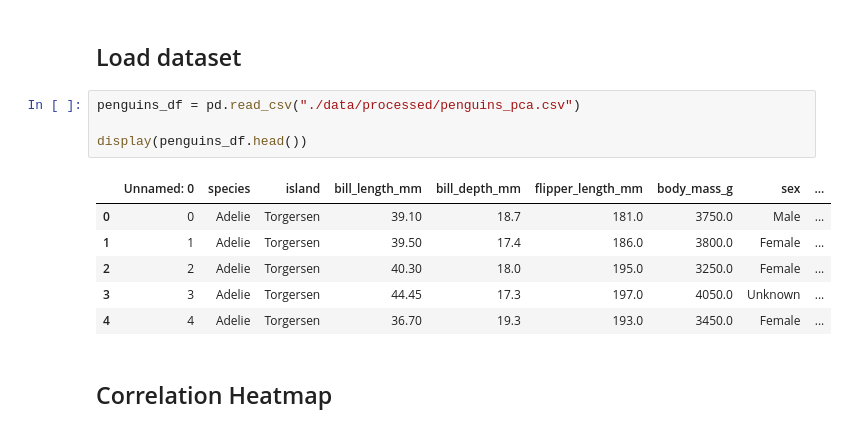
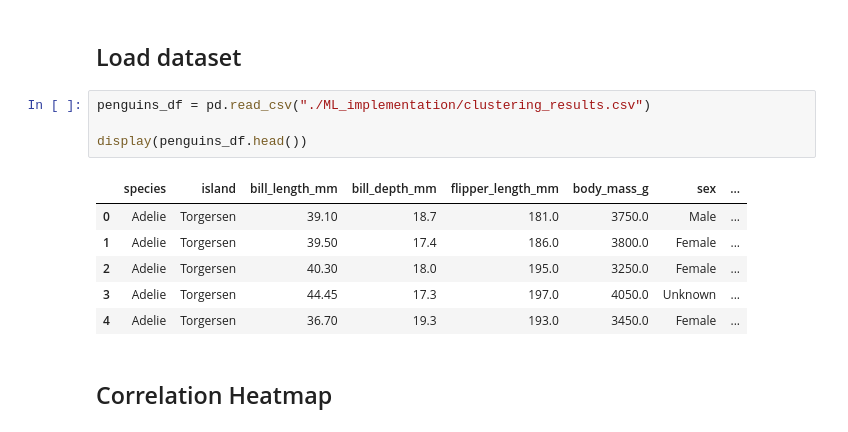
Before and after one commit to Bao-Tien2k6/comp4010-penguins-dashboard, a Jupyter notebook: plotly_viz.ipynb, the cells around one changed output. Drawn from its saved outputs; the diff is of its cells as text.

```diff
--- a/plotly_viz.ipynb
+++ b/plotly_viz.ipynb
@@ -7,16 +7,16 @@ import matplotlib.pyplot as plt
 # %% [markdown]
 ## Load dataset
 # %%
-penguins_df = pd.read_csv("./data/processed/penguins_pca.csv")
+penguins_df = pd.read_csv("./ML_implementation/clustering_results.csv")
 
 display(penguins_df.head())
 # %% [output]
-|  | Unnamed: 0 | species | island | bill_length_mm | bill_depth_mm | flipper_length_mm | body_mass_g | sex | ... |
-| 0 | 0 | Adelie | Torgersen | 39.10 | 18.7 | 181.0 | 3750.0 | Male | ... |
-| 1 | 1 | Adelie | Torgersen | 39.50 | 17.4 | 186.0 | 3800.0 | Female | ... |
-| 2 | 2 | Adelie | Torgersen | 40.30 | 18.0 | 195.0 | 3250.0 | Female | ... |
-| 3 | 3 | Adelie | Torgersen | 44.45 | 17.3 | 197.0 | 4050.0 | Unknown | ... |
-| 4 | 4 | Adelie | Torgersen | 36.70 | 19.3 | 193.0 | 3450.0 | Female | ... |
+|  | species | island | bill_length_mm | bill_depth_mm | flipper_length_mm | body_mass_g | sex | ... |
+| 0 | Adelie | Torgersen | 39.10 | 18.7 | 181.0 | 3750.0 | Male | ... |
+| 1 | Adelie | Torgersen | 39.50 | 17.4 | 186.0 | 3800.0 | Female | ... |
+| 2 | Adelie | Torgersen | 40.30 | 18.0 | 195.0 | 3250.0 | Female | ... |
+| 3 | Adelie | Torgersen | 44.45 | 17.3 | 197.0 | 4050.0 | Unknown | ... |
+| 4 | Adelie | Torgersen | 36.70 | 19.3 | 193.0 | 3450.0 | Female | ... |
 # %% [markdown]
 ## Correlation Heatmap
 # %%
```
Also changed, not shown: parts of 3 cells of this notebook, 1 other file.
